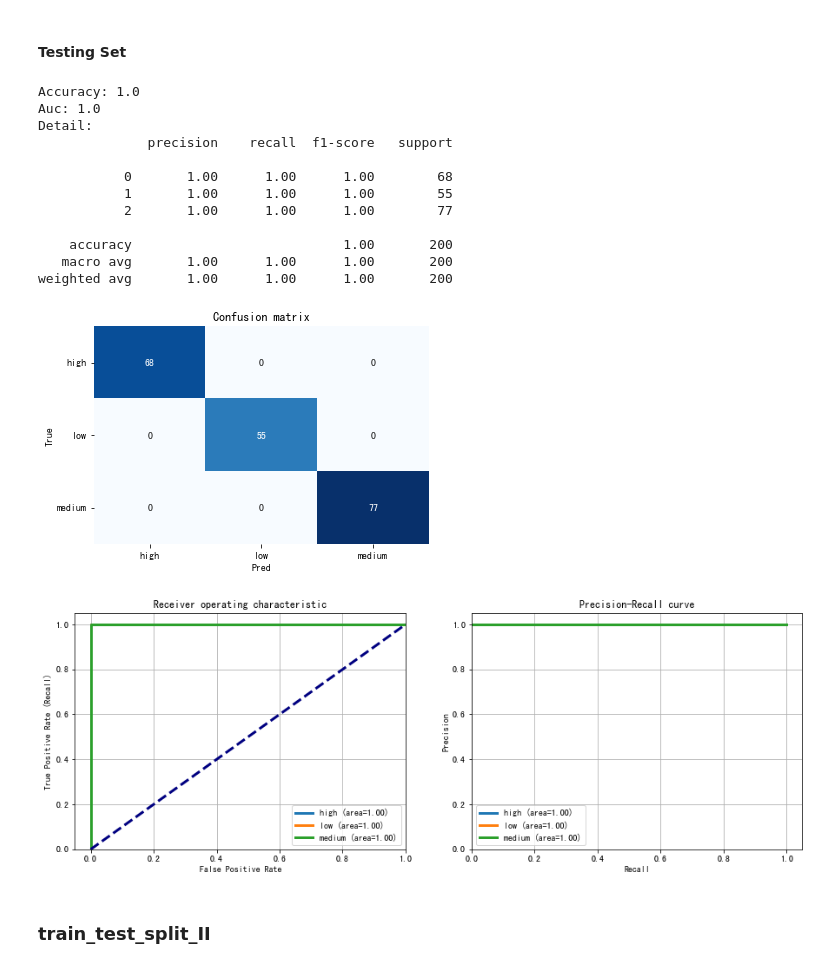
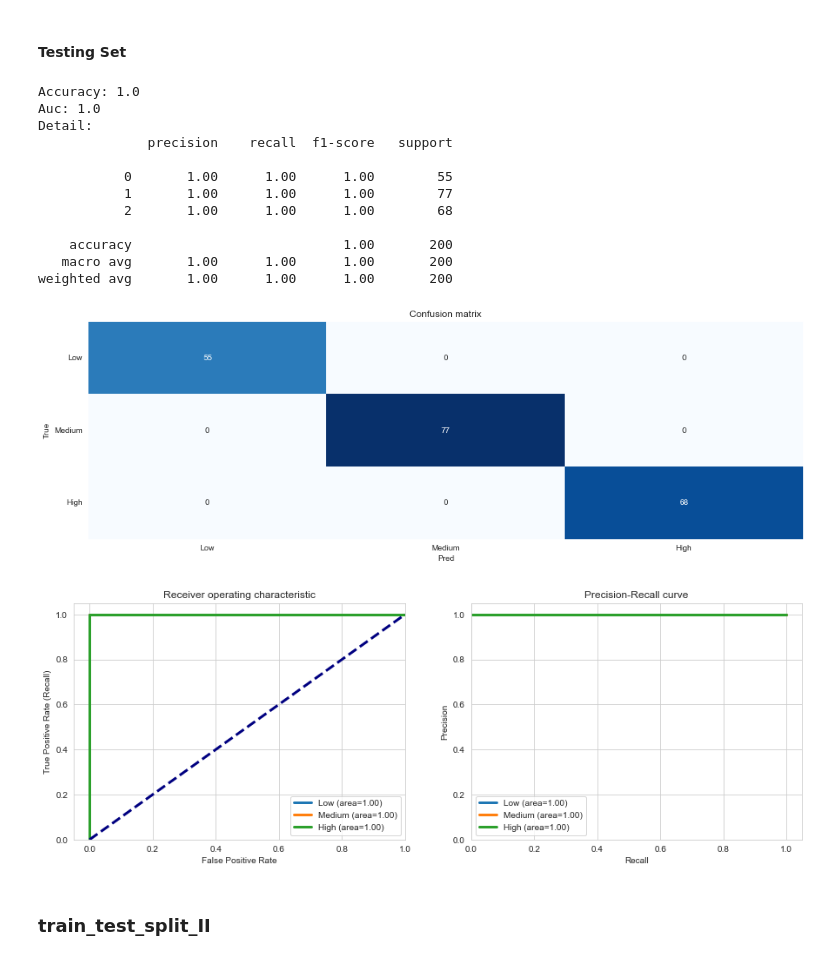
Before and after one commit to oraclekaia/BI_fin_project, a Jupyter notebook: lung_cancer.ipynb, the cells around one changed output. Drawn from its saved outputs; the diff is of its cells as text; code cells hidden in the pictures.

```diff
--- a/lung_cancer.ipynb
+++ b/lung_cancer.ipynb
@@ -100,0 +105,5 @@ drop_id
+# %%
+data_le=drop_id.copy()
+# data_le['level']=(data_le['level'].replace(['high', 'medium', 'low'], [2, 1, 0]))
+data_le['level']=data_le['level'].replace(to_replace=['High', 'Medium', 'Low'], value=[2, 1, 0])
+print(data_le['level'].value_counts())
@@ -123,15 +137,3 @@ sns.countplot(x='air pollution', hue='level', data=drop_id, palette=['#2F4A8A',
 [figure]
 # %% [markdown]
 # KMeans
-# %%
-from sklearn.preprocessing import LabelEncoder
-labelencoder = LabelEncoder()
-data_le=drop_id.copy()
-data_le['level2'] = labelencoder.fit_transform(data_le['level'])
-# data_le[(data_le['occupational hazards']==3) &
-# (data_le['obesity']==2) &
-# (data_le['coughing of blood'] == 3) &
-# (data_le['fatigue']==1) &
-# (data_le['wheezing']==8) &
-# (data_le['clubbing of finger nails']==2)]
-data_le
@@ -153,8 +161,8 @@ data_le
 silhouette_avg = []
 inertia_list = []
 for i in range(2,15):
-    kmeans_fit = KMeans(n_clusters = i, init='k-means++', random_state=random_state).fit(drop_id)
-    silhouette_avg.append(silhouette_score(drop_id, kmeans_fit.labels_))
+    kmeans_fit = KMeans(n_clusters = i, init='k-means++', random_state=random_state).fit(data_le)
+    silhouette_avg.append(silhouette_score(data_le, kmeans_fit.labels_))
     inertia_list.append(kmeans_fit.inertia_)
 # %%
 plt.rcParams['figure.figsize'] = [16,5]
@@ -343,7 +351,7 @@ memory usage: 191.5+ KB
 # %% [markdown]
 ## train_test_split
 # %%
-y=data_le.level2
+y=data_le.level
 
 features_all=['age', 'gender', 'air pollution', 'alcohol use',
 'dust allergy', 'occupational hazards', 'genetic risk', 'chronic lung disease',
@@ -486,7 +494,7 @@ Variable: dry cough            Importance: 0.0
 #### Testing Set
 # %%
 # classes = np.unique(y_test_all)
-classes=['high', 'low', 'medium']
+classes=['Low', 'Medium', 'High']
 y_test_array = pd.get_dummies(y_test_all, drop_first=False).values
 
 ## Accuracy, Precision, Recall
@@ -529,38 +537,38 @@ ax[0].plot([0,1], [0,1], color='navy', lw=3, linestyle='--')
 ax[0].set(xlim=[-0.05,1.0], ylim=[0.0,1.05],
           xlabel='False Positive Rate',
           ylabel="True Positive Rate (Recall)",
           title="Receiver operating characteristic")
 ax[0].legend(loc="lower right")
 ax[0].grid(True)
 
 ## Plot precision-recall curve
 for i in range(len(classes)):
     precision, recall, thresholds = metrics.precision_recall_curve(
                  y_test_array[:,i], predicted_prob_all[:,i])
     ax[1].plot(recall, precision, lw=3,
                label='{0} (area={1:0.2f})'.format(classes[i],
                                   metrics.auc(recall, precision))
               )
 ax[1].set(xlim=[0.0,1.05], ylim=[0.0,1.05], xlabel='Recall',
           ylabel="Precision", title="Precision-Recall curve")
 ax[1].legend(loc="best")
 ax[1].grid(True)
 plt.show()
 # %% [output]
 Accuracy: 1.0
 Auc: 1.0
 Detail:
               precision    recall  f1-score   support
 
-           0       1.00      1.00      1.00        68
-           1       1.00      1.00      1.00        55
-           2       1.00      1.00      1.00        77
+           0       1.00      1.00      1.00        55
+           1       1.00      1.00      1.00        77
+           2       1.00      1.00      1.00        68
 
     accuracy                           1.00       200
    macro avg       1.00      1.00      1.00       200
 weighted avg       1.00      1.00      1.00       200
-[figure, old version]
+[figure, new version]
-[figure, old version]
+[figure, new version]
 # %% [markdown]
 ### train_test_split_II
 # %%
```
Also changed, not shown: parts of 29 cells of this notebook, 9 other files.
